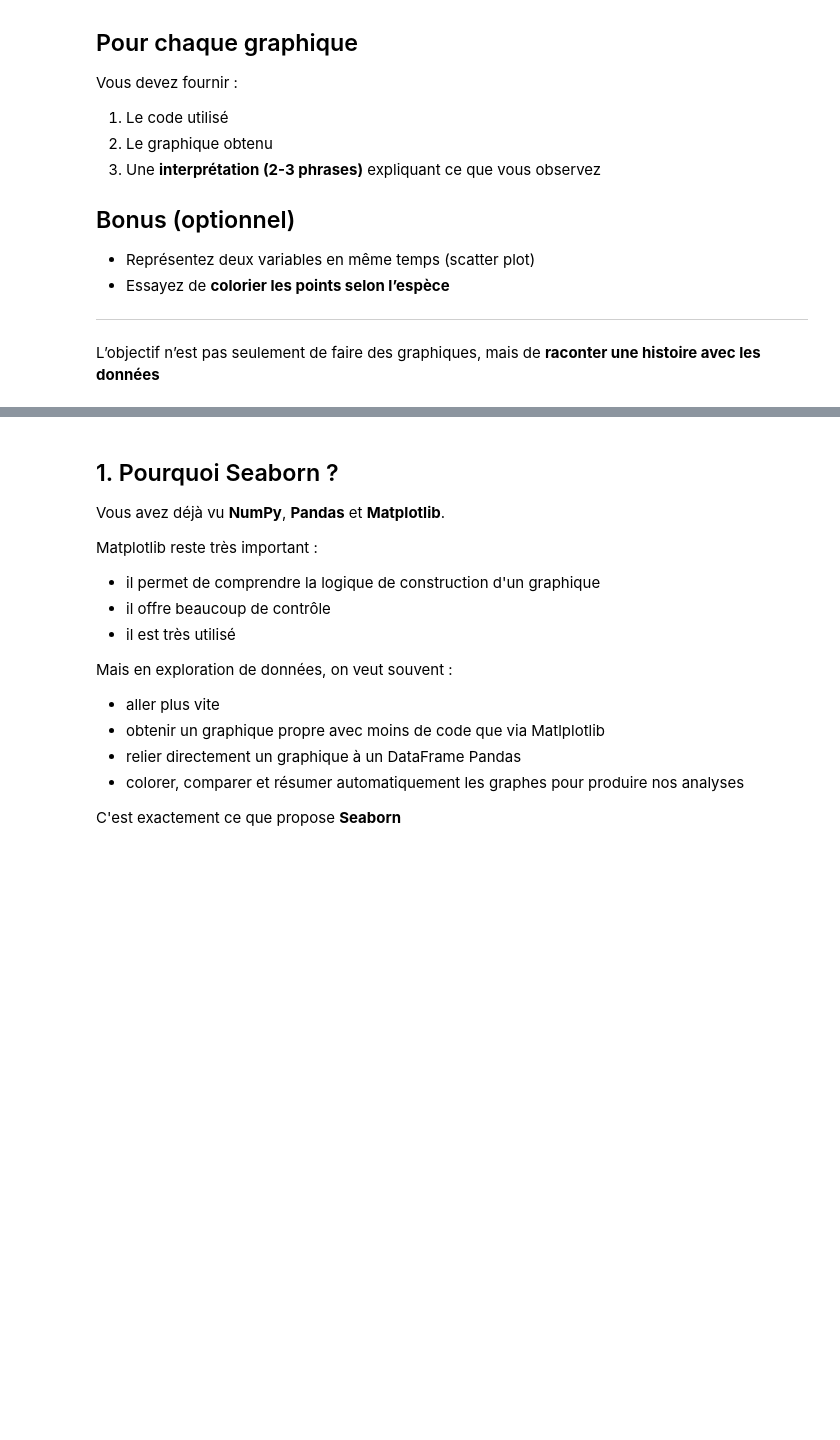
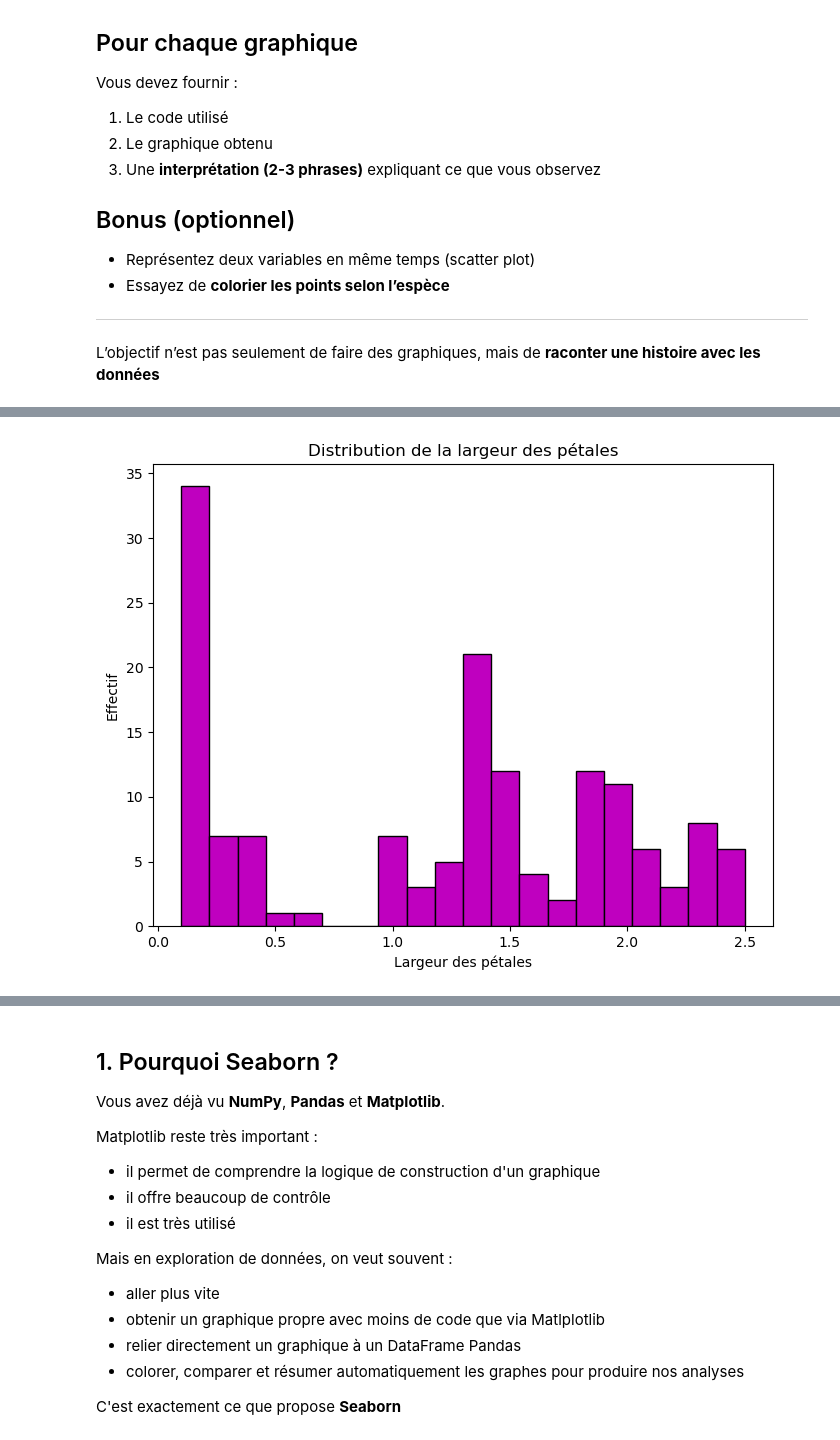
Before and after one commit to benayedyassine/python-data-science-epf-2026, a Jupyter notebook: notebooks/05_Seaborn_et_projet_chocolate_sales.ipynb, the cells around one changed output, grey strips where cells are left out. Drawn from its saved outputs; the diff is of its cells as text; code cells hidden in the pictures; blank space fills up the shorter version.

```diff
--- a/notebooks/05_Seaborn_et_projet_chocolate_sales.ipynb
+++ b/notebooks/05_Seaborn_et_projet_chocolate_sales.ipynb
@@ -81,0 +123,12 @@ L’objectif n’est pas seulement de faire des graphiques, mais de **raconter u
+# %%
+plt.figure(figsize = (8,6))
+
+plt.hist(df["PetalWidthCm"], bins=20, edgecolor='black', color='m')
+
+plt.title("Distribution de la largeur des pétales")
+plt.xlabel("Largeur des pétales")
+plt.ylabel("Effectif")
+
+plt.show()
+# %% [output]
+[figure, added]
```
Also changed, not shown: parts of 29 cells of this notebook, 2 other files.
